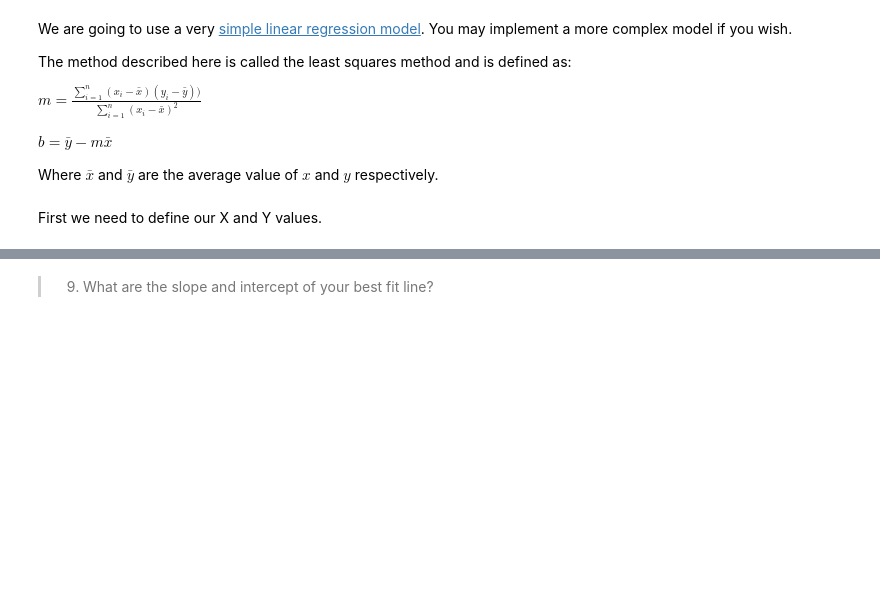
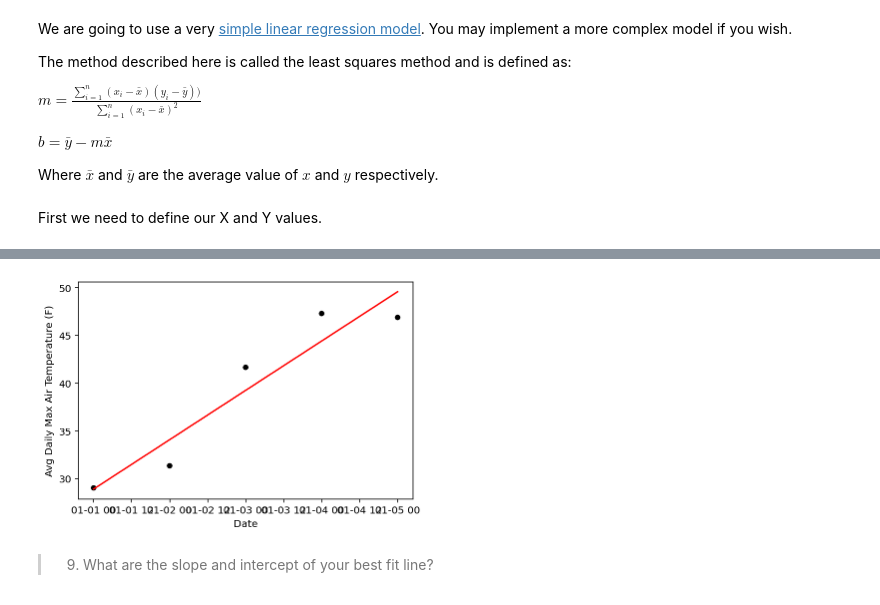
Before and after one commit to shelbym98/ds_1300_notebooks, a Jupyter notebook: work/03_assignment.ipynb, the cells around one changed output, grey strips where cells are left out. Drawn from its saved outputs; the diff is of its cells as text; code cells hidden in the pictures; blank space fills up the shorter version.

```diff
--- a/work/03_assignment.ipynb
+++ b/work/03_assignment.ipynb
@@ -147,8 +160,8 @@ Where $\bar{x}$ and $\bar{y}$ are the average value of $x$ and $y$ respectively.
 # %% [markdown]
 First we need to define our X and Y values.
 # %%
-X=subset['DateInt'].values
-Y=subset['Avg Daily Max Air Temperature (F)'].values
+X=df_sub['DateInt'].values
+Y=df_sub['Avg Daily Max Air Temperature (F)'].values
 # %%
 def lin_reg(x,y):
     # Calculate the average x and y
@@ -176,6 +191,8 @@ Y_pred = lin_reg(X,Y)
 # %%
-subset.plot.scatter(x='Date', y='Avg Daily Max Air Temperature (F)',c=subset['color'])
-plt.plot([min(subset['Date'].values), max(subset['Date'].values)], [min(Y_pred), max(Y_pred)], color='red') # best fit line
+df_sub.plot.scatter(x='Date', y='Avg Daily Max Air Temperature (F)',c=df_sub['color'])
+plt.plot([min(df_sub['Date'].values), max(df_sub['Date'].values)], [min(Y_pred), max(Y_pred)], color='red') # best fit line
 plt.show()
+# %% [output]
+[figure, added]
 # %% [markdown]
 >9) What are the slope and intercept of your best fit line?
```
Also changed, not shown: parts of 10 cells of this notebook.
